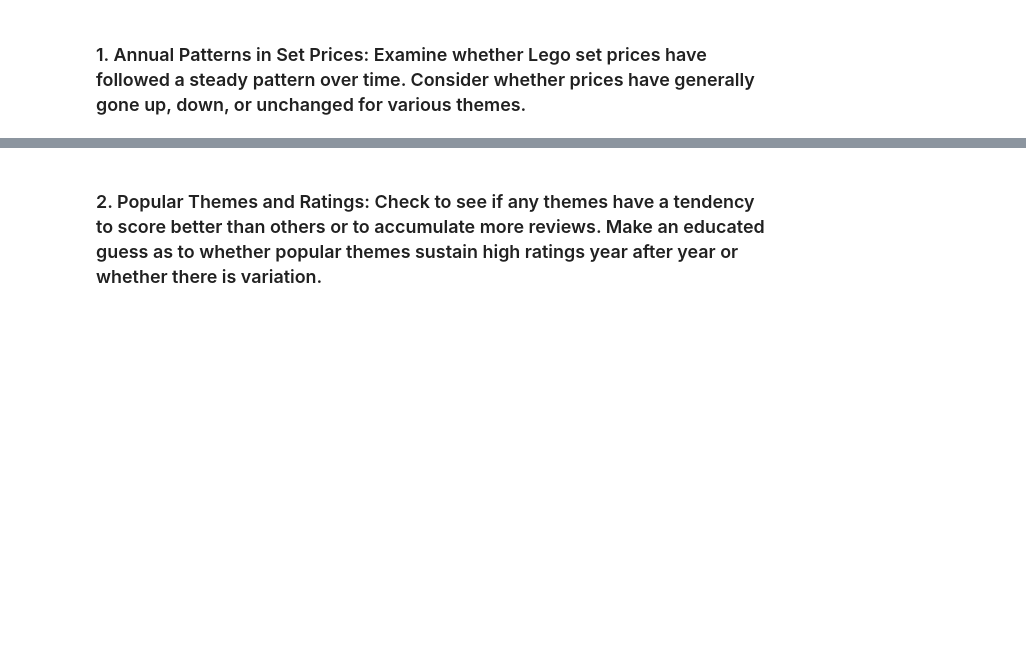
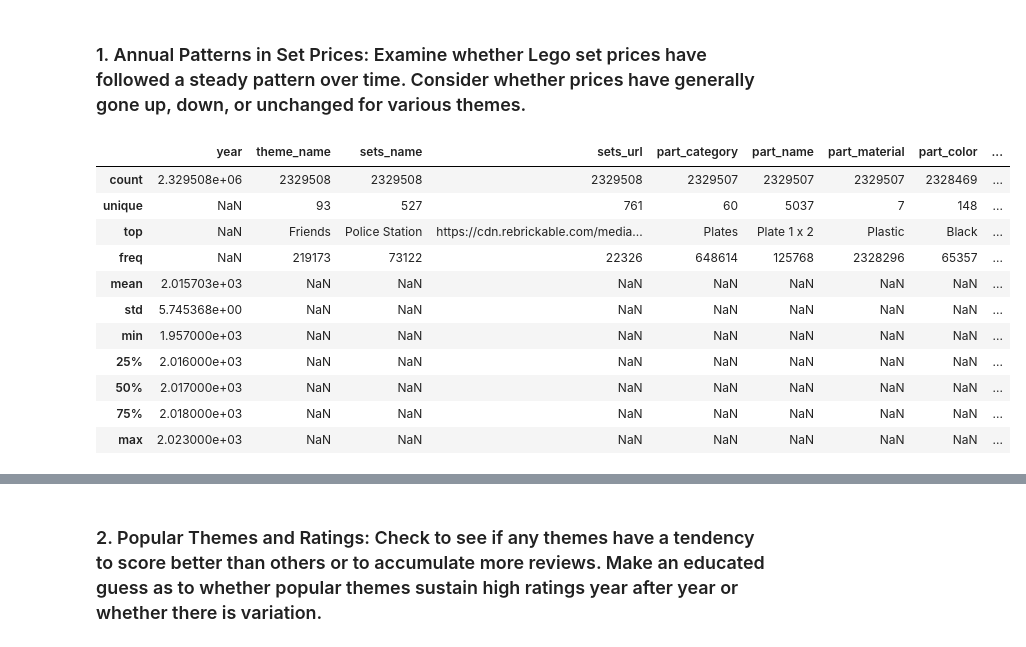
Before and after one commit to AlexOrtiz5/Project-1, a Jupyter notebook: Lego_Sets.ipynb, the cells around one changed output, grey strips where cells are left out. Cells and saved outputs as stored; diff of their text form; code cells hidden in the pictures; blank space fills up the shorter version.

```diff
--- a/Lego_Sets.ipynb
+++ b/Lego_Sets.ipynb
@@ -108,3 +109,18 @@ Clean_Lego_df.groupby(['year', 'sets_name']).size().reset_index(name='Lego_Sets'
 ### Here we tried to demostrate the hipothesis using the Clean_lego_df and lego_sets function to desmonstrate if we where right or wrong.
 # %% [markdown]
 ### 1. Annual Patterns in Set Prices: Examine whether Lego set prices have followed a steady pattern over time. Consider whether prices have generally gone up, down, or unchanged for various themes.
+# %%
+Clean_Lego_df.describe(include='all')
+# %% [output]
+|  | year | theme_name | sets_name | sets_url | part_category | part_name | part_material | part_color | ... |
+| count | 2.329508e+06 | 2329508 | 2329508 | 2329508 | 2329507 | 2329507 | 2329507 | 2328469 | ... |
+| unique | NaN | 93 | 527 | 761 | 60 | 5037 | 7 | 148 | ... |
+| top | NaN | Friends | Police Station | https://cdn.rebrickable.com/media... | Plates | Plate 1 x 2 | Plastic | Black | ... |
+| freq | NaN | 219173 | 73122 | 22326 | 648614 | 125768 | 2328296 | 65357 | ... |
+| mean | 2.015703e+03 | NaN | NaN | NaN | NaN | NaN | NaN | NaN | ... |
+| std | 5.745368e+00 | NaN | NaN | NaN | NaN | NaN | NaN | NaN | ... |
+| min | 1.957000e+03 | NaN | NaN | NaN | NaN | NaN | NaN | NaN | ... |
+| 25% | 2.016000e+03 | NaN | NaN | NaN | NaN | NaN | NaN | NaN | ... |
+| 50% | 2.017000e+03 | NaN | NaN | NaN | NaN | NaN | NaN | NaN | ... |
+| 75% | 2.018000e+03 | NaN | NaN | NaN | NaN | NaN | NaN | NaN | ... |
+| max | 2.023000e+03 | NaN | NaN | NaN | NaN | NaN | NaN | NaN | ... |
```
Also changed, not shown: parts of 9 cells of this notebook, 1 other file.
